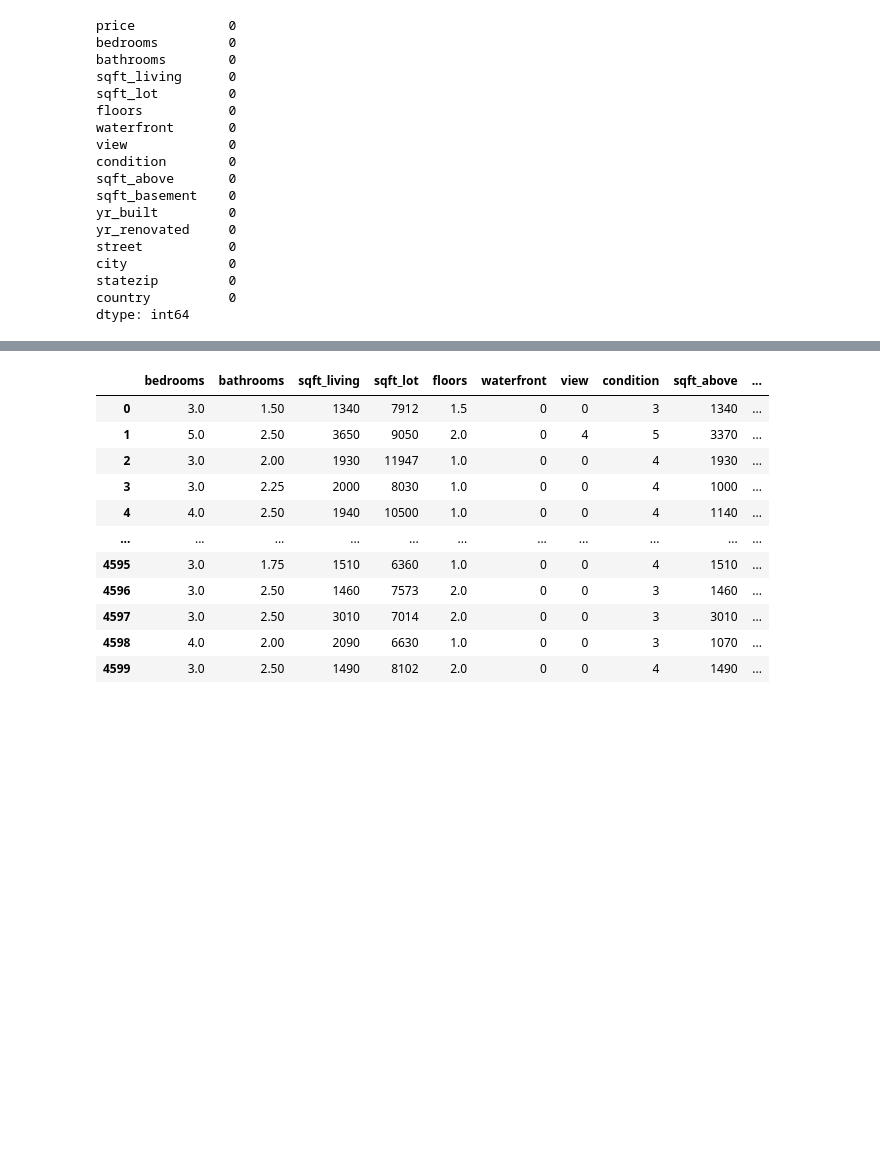
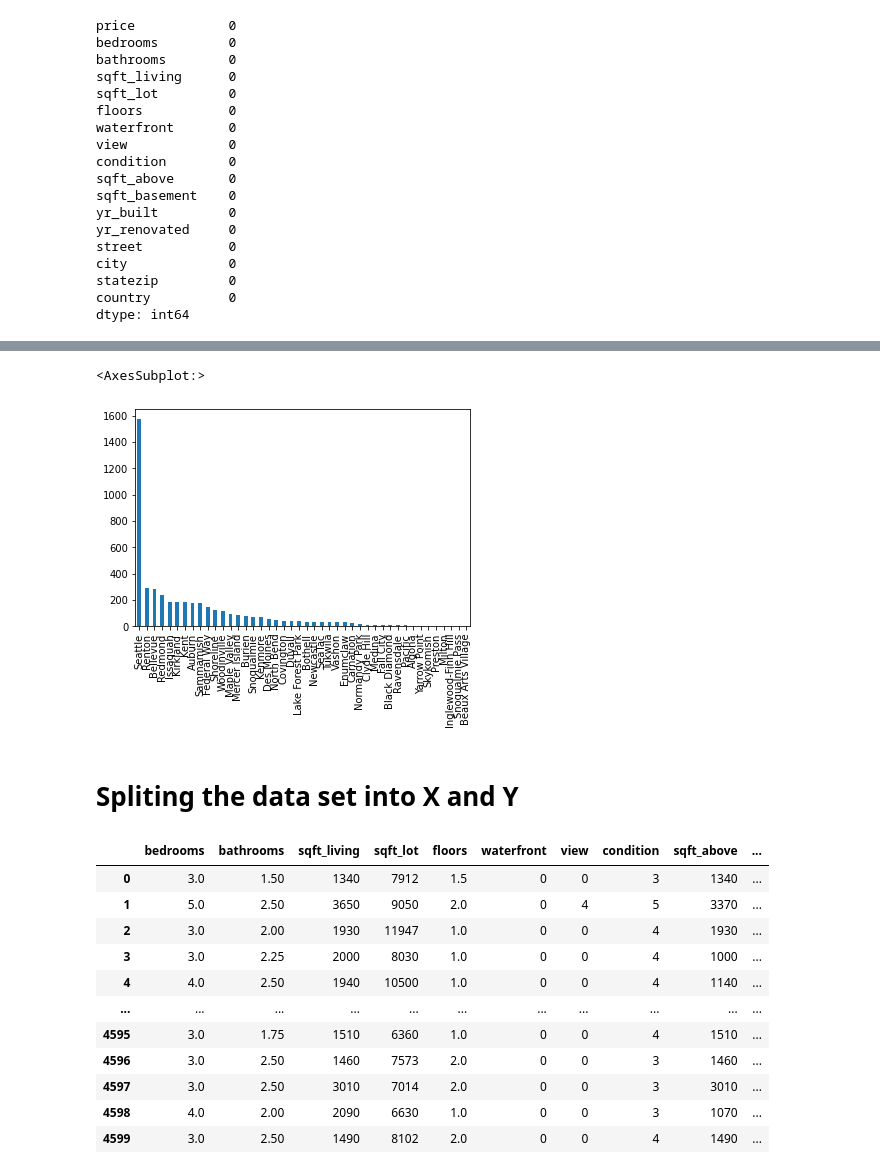
Before and after one commit to alanjoe12/House-predict, a Jupyter notebook: houseprice.ipynb, the cells around one changed output, grey strips where cells are left out. Drawn from its saved outputs; the diff is of its cells as text; code cells hidden in the pictures; blank space fills up the shorter version.

```diff
--- a/houseprice.ipynb
+++ b/houseprice.ipynb
@@ -66,3 +99,10 @@ dtype: int64
+# %%
+df2['city'].value_counts().plot(kind='bar')
+# %% [output]
+<AxesSubplot:>
+[figure, added]
+# %% [markdown]
+# Spliting the data set into X and Y
 # %%
 x = df2.loc[:,["bedrooms","bathrooms","sqft_living",'sqft_lot','floors','waterfront','view','condition','sqft_above','yr_built','yr_renovated']]
 # %%
```
Also changed, not shown: parts of 9 cells of this notebook.
